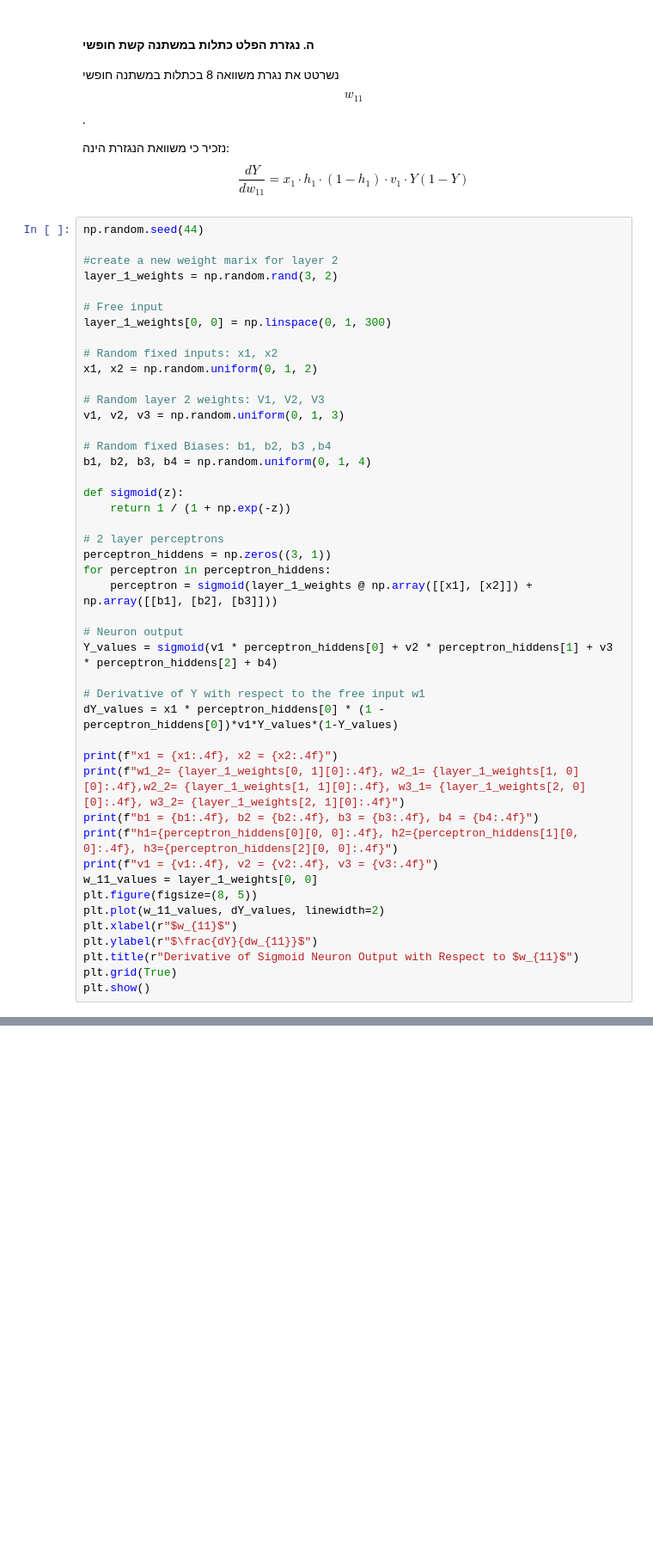
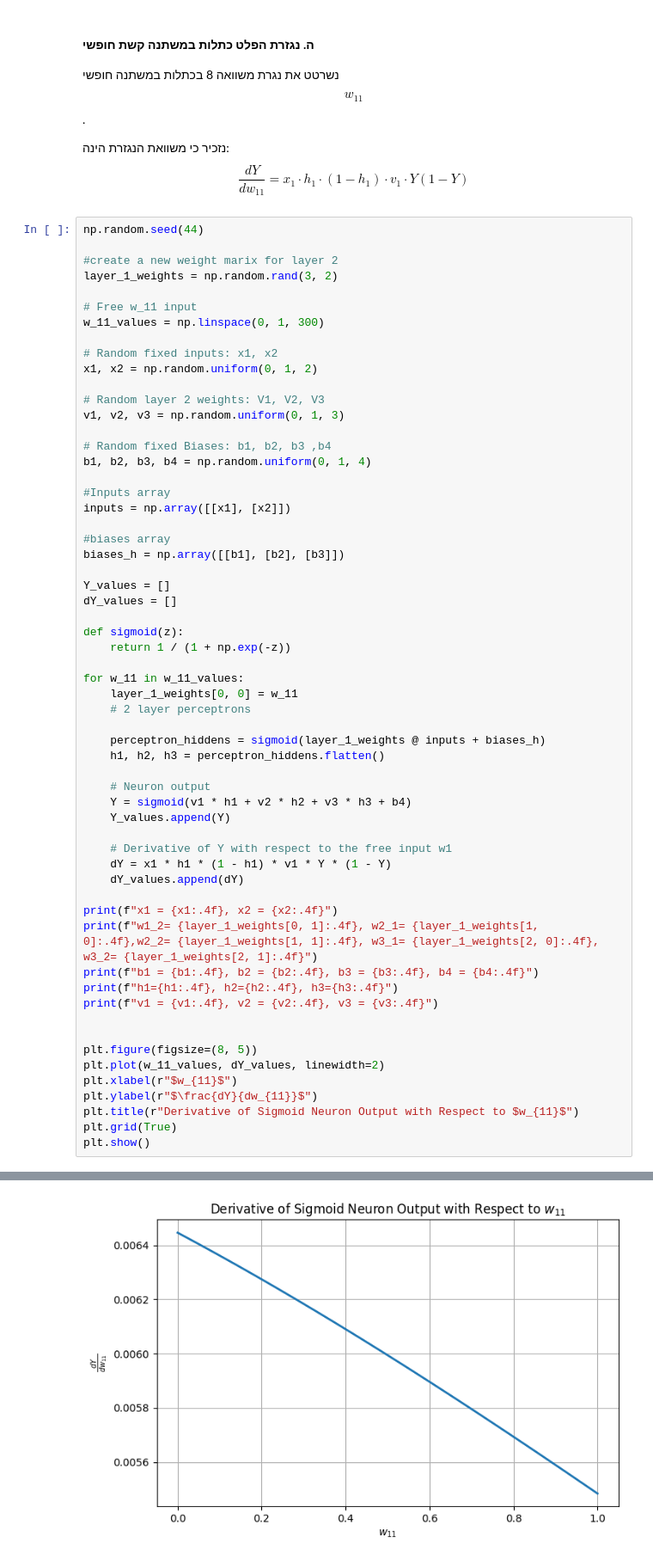
Before and after one commit to davidazimov069-maker/DeepLearning, a Jupyter notebook: Ex1/Ex1.ipynb, the cells around one changed output, grey strips where cells are left out. Shown at 86% size. Cells and saved outputs as stored; diff of their text form; blank space fills up the shorter version.

```diff
--- a/Ex1/Ex1.ipynb
+++ b/Ex1/Ex1.ipynb
@@ -1241,8 +1247,8 @@ np.random.seed(44)
 #create a new weight marix for layer 2
 layer_1_weights = np.random.rand(3, 2)
 
-# Free input
-layer_1_weights[0, 0] = np.linspace(0, 1, 300)
+# Free w_11 input
+w_11_values = np.linspace(0, 1, 300)
 
 # Random fixed inputs: x1, x2
 x1, x2 = np.random.uniform(0, 1, 2)
@@ -1253,26 +1259,40 @@ v1, v2, v3 = np.random.uniform(0, 1, 3)
 # Random fixed Biases: b1, b2, b3 ,b4
 b1, b2, b3, b4 = np.random.uniform(0, 1, 4)
 
+#Inputs array
+inputs = np.array([[x1], [x2]])
+
+#biases array
+biases_h = np.array([[b1], [b2], [b3]])
+
+Y_values = []
+dY_values = []
+
 def sigmoid(z):
     return 1 / (1 + np.exp(-z))
 
-# 2 layer perceptrons
-perceptron_hiddens = np.zeros((3, 1))
-for perceptron in perceptron_hiddens:
-    perceptron = sigmoid(layer_1_weights @ np.array([[x1], [x2]]) + np.array([[b1], [b2], [b3]]))
+for w_11 in w_11_values:
+    layer_1_weights[0, 0] = w_11
+    # 2 layer perceptrons
 
-# Neuron output
-Y_values = sigmoid(v1 * perceptron_hiddens[0] + v2 * perceptron_hiddens[1] + v3 * perceptron_hiddens[2] + b4)
+    perceptron_hiddens = sigmoid(layer_1_weights @ inputs + biases_h)
+    h1, h2, h3 = perceptron_hiddens.flatten()
 
-# Derivative of Y with respect to the free input w1
-dY_values = x1 * perceptron_hiddens[0] * (1 - perceptron_hiddens[0])*v1*Y_values*(1-Y_values)
+    # Neuron output
+    Y = sigmoid(v1 * h1 + v2 * h2 + v3 * h3 + b4)
+    Y_values.append(Y)
+
+    # Derivative of Y with respect to the free input w1
+    dY = x1 * h1 * (1 - h1) * v1 * Y * (1 - Y)
+    dY_values.append(dY)
 
 print(f"x1 = {x1:.4f}, x2 = {x2:.4f}")
-print(f"w1_2= {layer_1_weights[0, 1][0]:.4f}, w2_1= {layer_1_weights[1, 0][0]:.4f},w2_2= {layer_1_weights[1, 1][0]:.4f}, w3_1= {layer_1_weights[2, 0][0]:.4f}, w3_2= {layer_1_weights[2, 1][0]:.4f}")
+print(f"w1_2= {layer_1_weights[0, 1]:.4f}, w2_1= {layer_1_weights[1, 0]:.4f},w2_2= {layer_1_weights[1, 1]:.4f}, w3_1= {layer_1_weights[2, 0]:.4f}, w3_2= {layer_1_weights[2, 1]:.4f}")
 print(f"b1 = {b1:.4f}, b2 = {b2:.4f}, b3 = {b3:.4f}, b4 = {b4:.4f}")
-print(f"h1={perceptron_hiddens[0][0, 0]:.4f}, h2={perceptron_hiddens[1][0, 0]:.4f}, h3={perceptron_hiddens[2][0, 0]:.4f}")
+print(f"h1={h1:.4f}, h2={h2:.4f}, h3={h3:.4f}")
 print(f"v1 = {v1:.4f}, v2 = {v2:.4f}, v3 = {v3:.4f}")
-w_11_values = layer_1_weights[0, 0]
+
+
 plt.figure(figsize=(8, 5))
 plt.plot(w_11_values, dY_values, linewidth=2)
 plt.xlabel(r"$w_{11}$")
@@ -1284,0 +1309 @@ Error:
+[figure, added]
```
Also changed, not shown: parts of 11 cells of this notebook.
